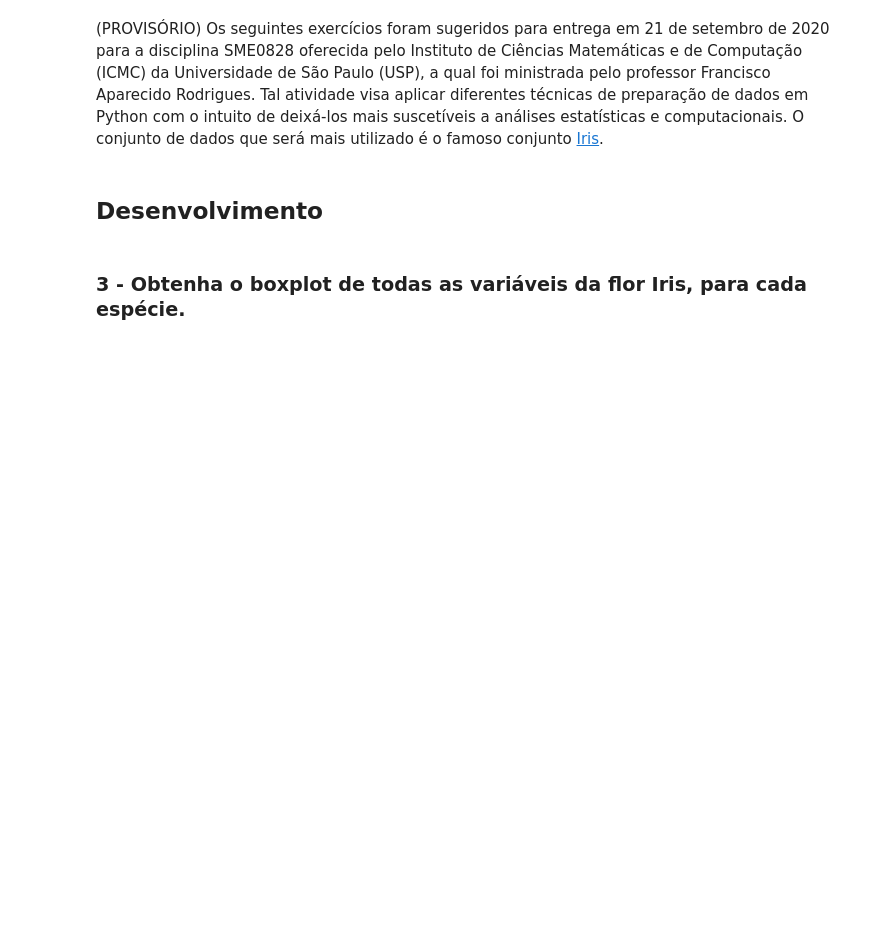
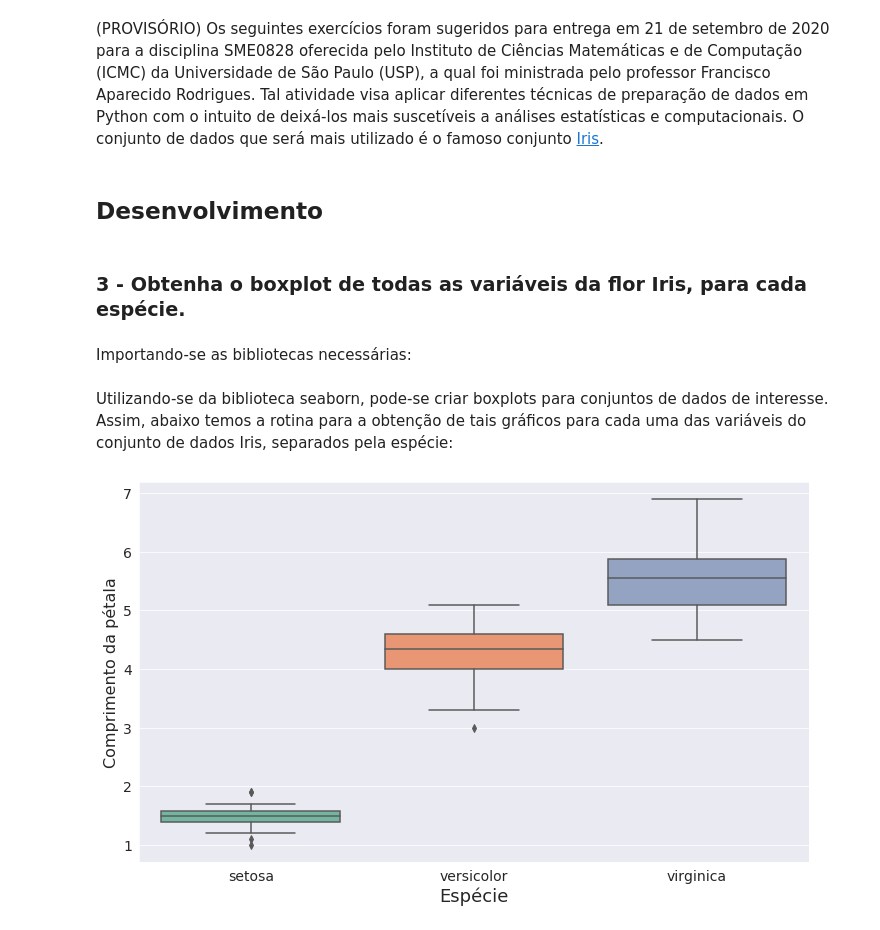
Before and after one commit to BrenoUSP/SME0828_DataScience, a Jupyter notebook: Projects/2 - Análise exploratória de dados/Projeto2_Analise_Exploratoria_dos_dados_M.ipynb, the cells around one changed output. Drawn from its saved outputs; the diff is of its cells as text; code cells hidden in the pictures; blank space fills up the shorter version.

```diff
--- a/Projects/2 - Análise exploratória de dados/Projeto2_Analise_Exploratoria_dos_dados_M.ipynb
+++ b/Projects/2 - Análise exploratória de dados/Projeto2_Analise_Exploratoria_dos_dados_M.ipynb
@@ -26,0 +25,2 @@ import numpy as np
+# %% [markdown]
+Importando-se as bibliotecas necessárias:
@@ -26,0 +32,17 @@ import numpy as np
+# %%
+d_iris = pd.read_csv("/home/gandhi/Downloads/2sem 2020/Introdução à Ciência de Dados/Análise exploratória/iris.csv",
+                     header = (0))
+# %% [markdown]
+Utilizando-se da biblioteca seaborn, pode-se criar boxplots para conjuntos de dados de interesse. Assim, abaixo temos a rotina para a obtenção de tais gráficos para cada uma das variáveis do conjunto de dados Iris, separados pela espécie:
+# %%
+#boxplots para comprimento da pétala
+plt.figure(figsize=(12, 7))
+sns.set_style("darkgrid")
+sns.boxplot(x="species", y="petal_length", data=d_iris, palette = "Set2")
+plt.xlabel('Espécie', fontsize=18)
+plt.ylabel('Comprimento da pétala', fontsize=16)
+plt.xticks(fontsize=14)
+plt.yticks(fontsize=14)
+plt.show(True)
+# %% [output]
+[figure, added]
```
Also changed, not shown: parts of 27 cells of this notebook.
